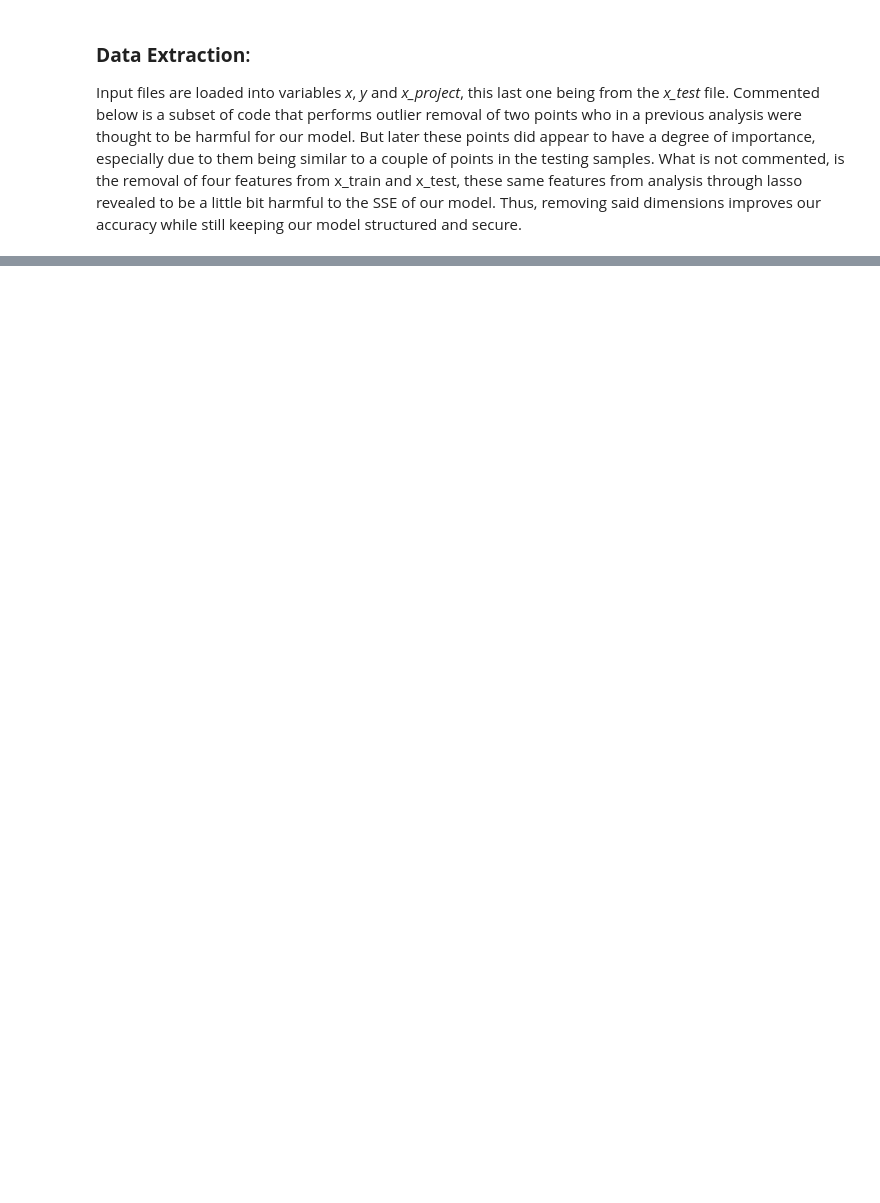
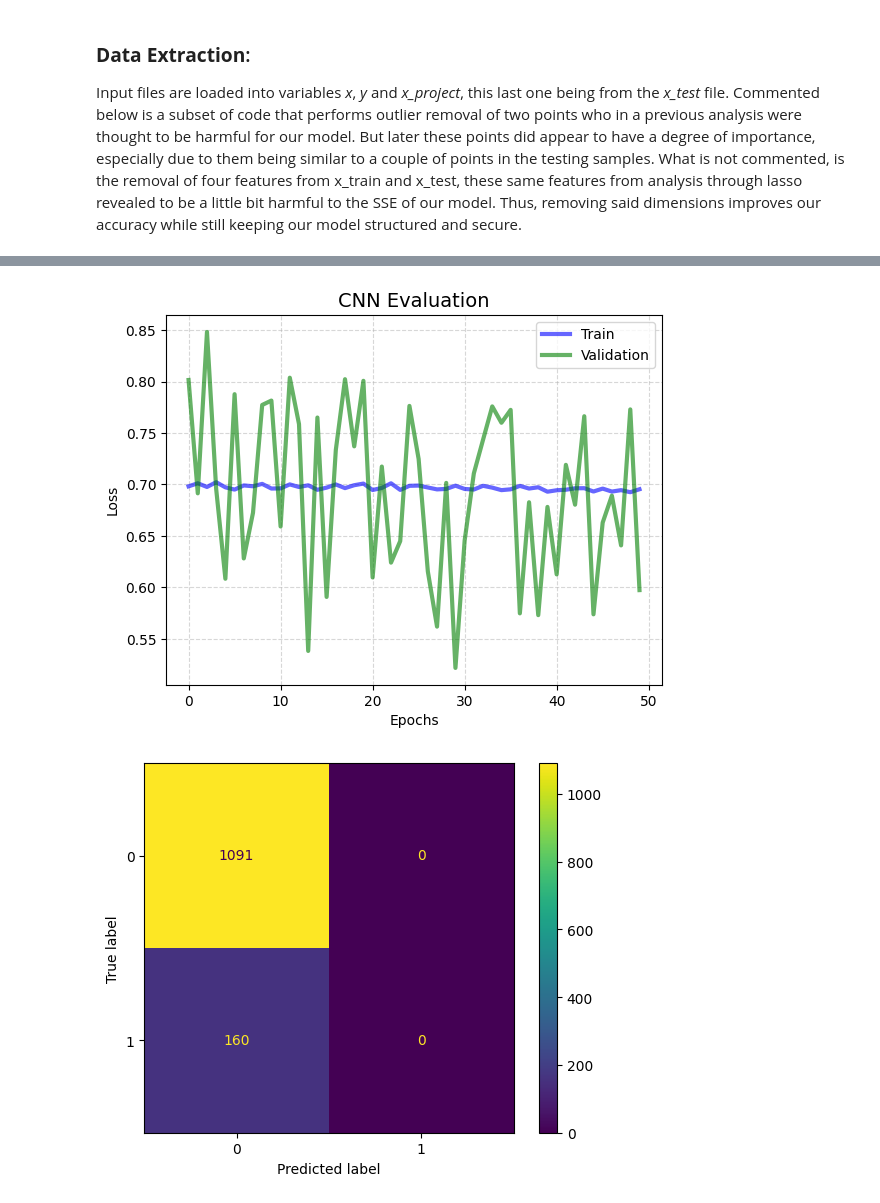
Before and after one commit to FilipeJInacio/ML, a Jupyter notebook: task3/task3.ipynb, the cells around one changed output, grey strips where cells are left out. Drawn from its saved outputs; the diff is of its cells as text; code cells hidden in the pictures; blank space fills up the shorter version.

```diff
--- a/task3/task3.ipynb
+++ b/task3/task3.ipynb
@@ -74,0 +192,10 @@ ValueError: in user code:
+# %%
+
+inputs = tf.keras.Input(shape=(96, 96, 3))
+x = preprocess_input(inputs)
+x = base_model(x, training=False)
+x = global_average_layer(x)
+x = tf.keras.layers.Dropout(0.2)(x)
+outputs = prediction_layer(x)
+model = tf.keras.Model(inputs, outputs)
+model.summary()
@@ -74,0 +220,9 @@ ValueError: in user code:
+# %%
+
+model.compile(optimizer = 'adam',
+              loss = tf.keras.losses.BinaryCrossentropy(from_logits=True),
+              metrics = ['accuracy'])
+# %%
+initial_epochs = 100
+X_val_tl = tf.image.resize(X_val, (96,96))
+loss0, accuracy0 = model.evaluate(X_val_tl,y_val_tl)
@@ -74,0 +231,3 @@ ValueError: in user code:
+# %%
+early_callback = tf.keras.callbacks.EarlyStopping(monitor = 'val_loss', patience = 20, verbose = 1, restore_best_weights = True)
+history = model.fit(x = X_train_tl, y = y_train_balanced, epochs = initial_epochs, validation_data = (X_val_tl,y_val), callbacks = [early_callback])
@@ -74,0 +252,24 @@ ValueError: in user code:
+# %%
+y_pred_tl = model.predict(X_val_tl)
+y_pred_tl = np.argmax(y_pred_tl, axis = 1)
+model.evaluate(X_val_tl, y_val)
+y_true_tl = np.argmax(y_val, axis = 1)
+print(f'F1 score is {f1_score(y_true_tl, y_pred_tl)}')
+print(f'Balanced Accuracy score is {balanced_accuracy_score(y_true_tl, y_pred_tl)}')
+
+
+####PLOT EVOLUTION
+plt.figure(1)
+plt.clf()
+plt.plot(history.history['loss'], label = 'train', color = "blue", linewidth = 3, alpha = 0.6)
+plt.plot(history.history['val_loss'], label = 'validation', color = "green", linewidth = 3, alpha = 0.6)
+plt.xlabel(r"Epochs")
+plt.ylabel(r"Loss")
+plt.title(r"CNN Evaluation", fontsize = 14)
+plt.legend(labels=[r'Train', r'Validation'])
+plt.grid(linestyle = '--', alpha = 0.5)
+plt.show()
+
+cm = confusion_matrix(y_true_tl, y_pred_tl)
+cm_display = ConfusionMatrixDisplay(cm).plot()
+# %% [output]
@@ -74,0 +280,2 @@ ValueError: in user code:
+[figure, added]
+[figure, added]
```
Also changed, not shown: parts of 10 cells of this notebook.
